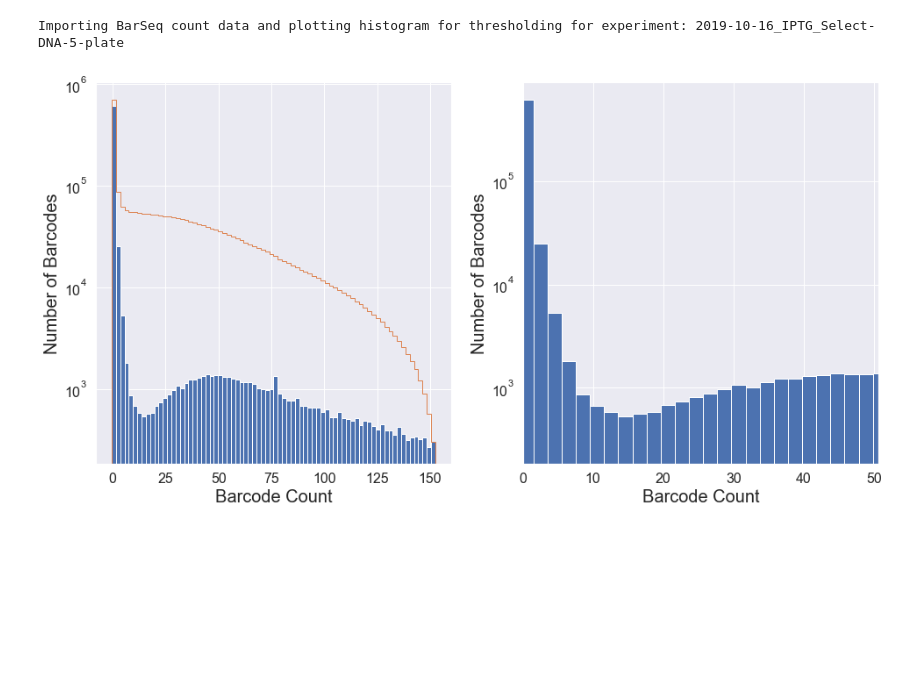
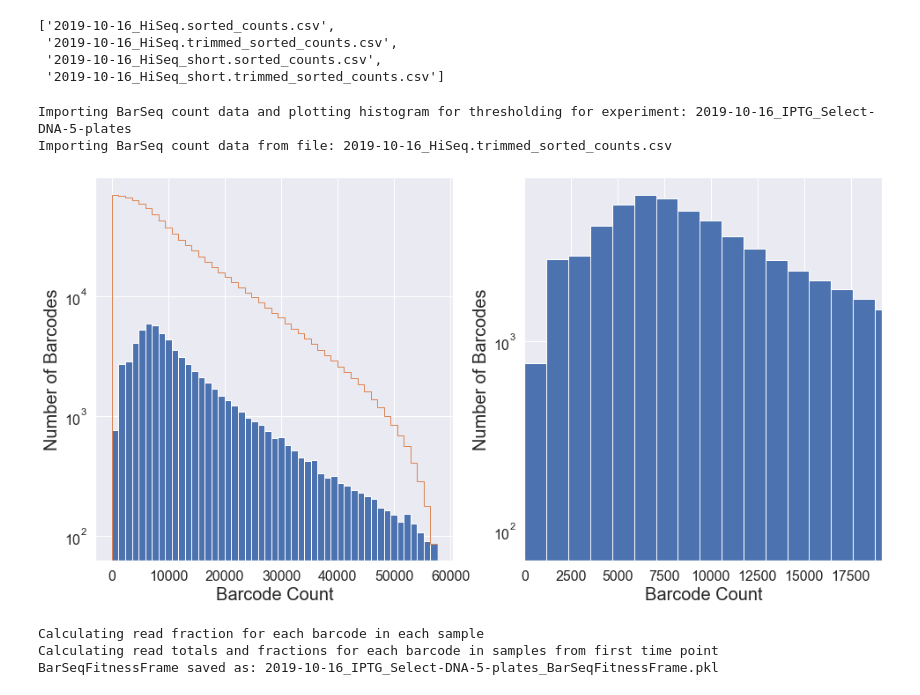
Before and after one commit to djross22/gsf_ims_fitness, a Jupyter notebook: BarSeq summary plots.4.ipynb, the cells around one changed output. Saved outputs shown, nothing was run; the diff lists cells and outputs as text; code cells hidden in the pictures; blank space fills up the shorter version.

Commit message:
Update BarSeq notebook; add OD frame notebook

```diff
--- a/BarSeq summary plots.4.ipynb
+++ b/BarSeq summary plots.4.ipynb
@@ -28,5 +28,24 @@ main_directory
-# %%
-barcode_frame = fitness.bar_seq_threshold_plot(main_directory)
-# %% [output]
-Importing BarSeq count data and plotting histogram for thresholding for experiment: 2019-10-16_IPTG_Select-DNA-5-plate
-[figure, removed]
+# %%
+data_directory = main_directory + "\\barcode_analysis"
+os.chdir(data_directory)
+glob.glob("*sorted_counts.csv")
+# %% [output]
+['2019-10-16_HiSeq.sorted_counts.csv',
+ '2019-10-16_HiSeq.trimmed_sorted_counts.csv',
+ '2019-10-16_HiSeq_short.sorted_counts.csv',
+ '2019-10-16_HiSeq_short.trimmed_sorted_counts.csv']
+# %%
+barcode_frame = fitness.BarSeqFitnessFrame(main_directory, barcode_file='2019-10-16_HiSeq.trimmed_sorted_counts.csv')
+# %% [output]
+Importing BarSeq count data and plotting histogram for thresholding for experiment: 2019-10-16_IPTG_Select-DNA-5-plates
+Importing BarSeq count data from file: 2019-10-16_HiSeq.trimmed_sorted_counts.csv
+# %%
+barcode_frame.plot_count_hist()
+# %% [output]
+[figure, added]
+# %%
+barcode_frame.trim_and_sum_barcodes()
+# %% [output]
+Calculating read fraction for each barcode in each sample
+Calculating read totals and fractions for each barcode in samples from first time point
+BarSeqFitnessFrame saved as: 2019-10-16_IPTG_Select-DNA-5-plates_BarSeqFitnessFrame.pkl
```
Also changed, not shown: parts of 14 cells of this notebook, 1 other file.
